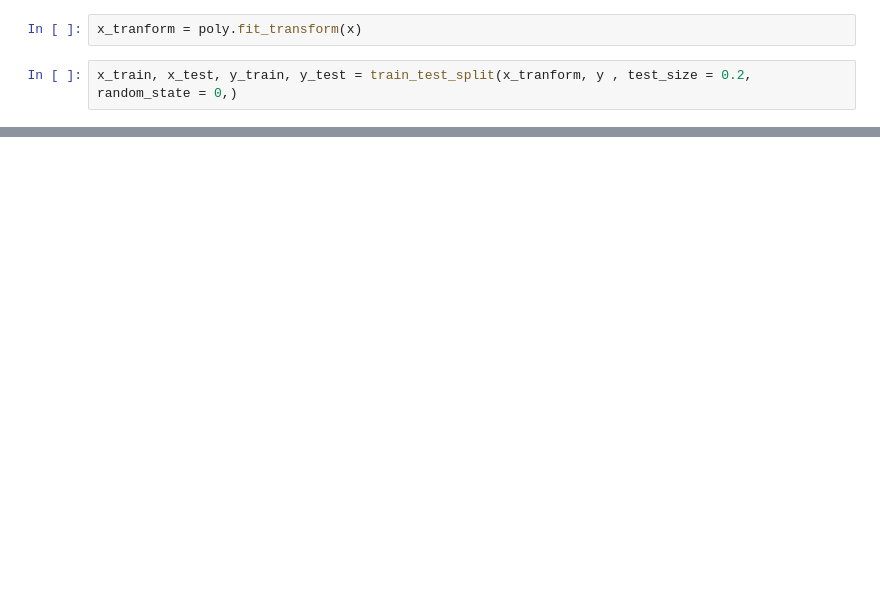
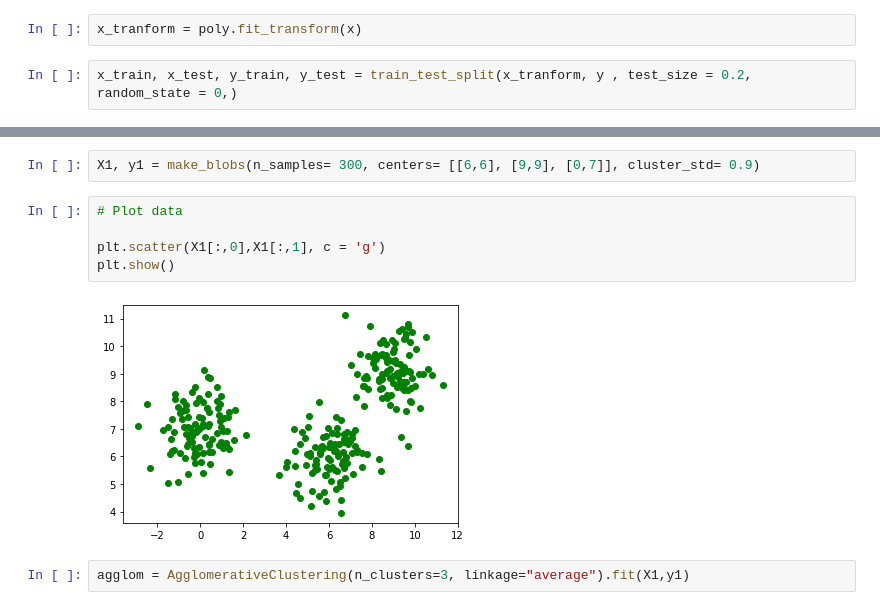
Before and after one commit to Huynh-Tr/Data-Analysis, a Jupyter notebook: IBM Machine Learning.ipynb, the cells around one changed output, grey strips where cells are left out. Saved outputs shown, nothing was run; the diff lists cells and outputs as text; blank space fills up the shorter version.

```diff
--- a/IBM Machine Learning.ipynb
+++ b/IBM Machine Learning.ipynb
@@ -45,0 +383,11 @@ r2_score(y_test, y_predicted)
+# %%
+X1, y1 = make_blobs(n_samples= 300, centers= [[6,6], [9,9], [0,7]], cluster_std= 0.9)
+# %%
+# Plot data
+
+plt.scatter(X1[:,0],X1[:,1], c = 'g')
+plt.show()
+# %% [output]
+[figure, added]
+# %%
+agglom = AgglomerativeClustering(n_clusters=3, linkage="average").fit(X1,y1)
```
Also changed, not shown: parts of 98 cells of this notebook, 4 other files.
